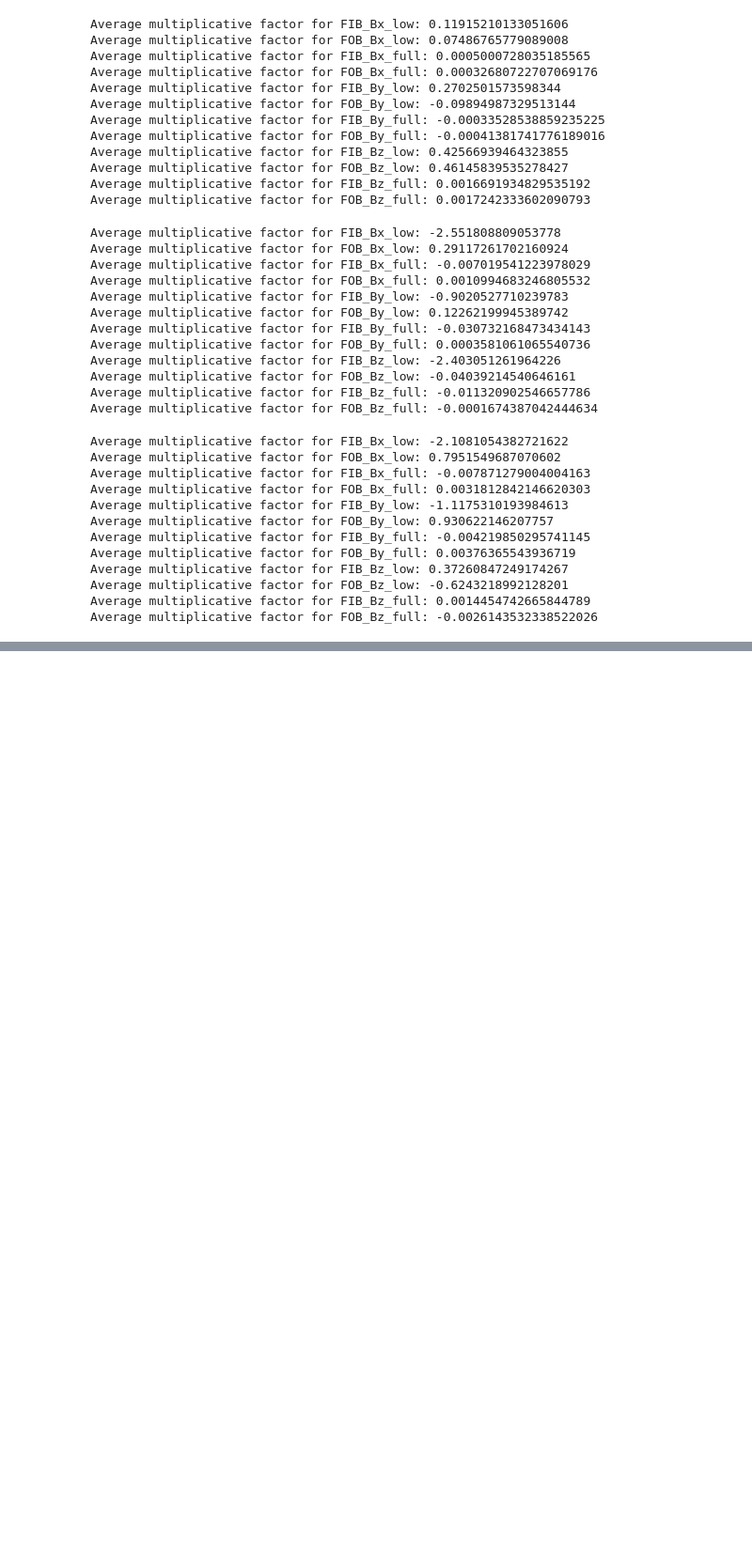
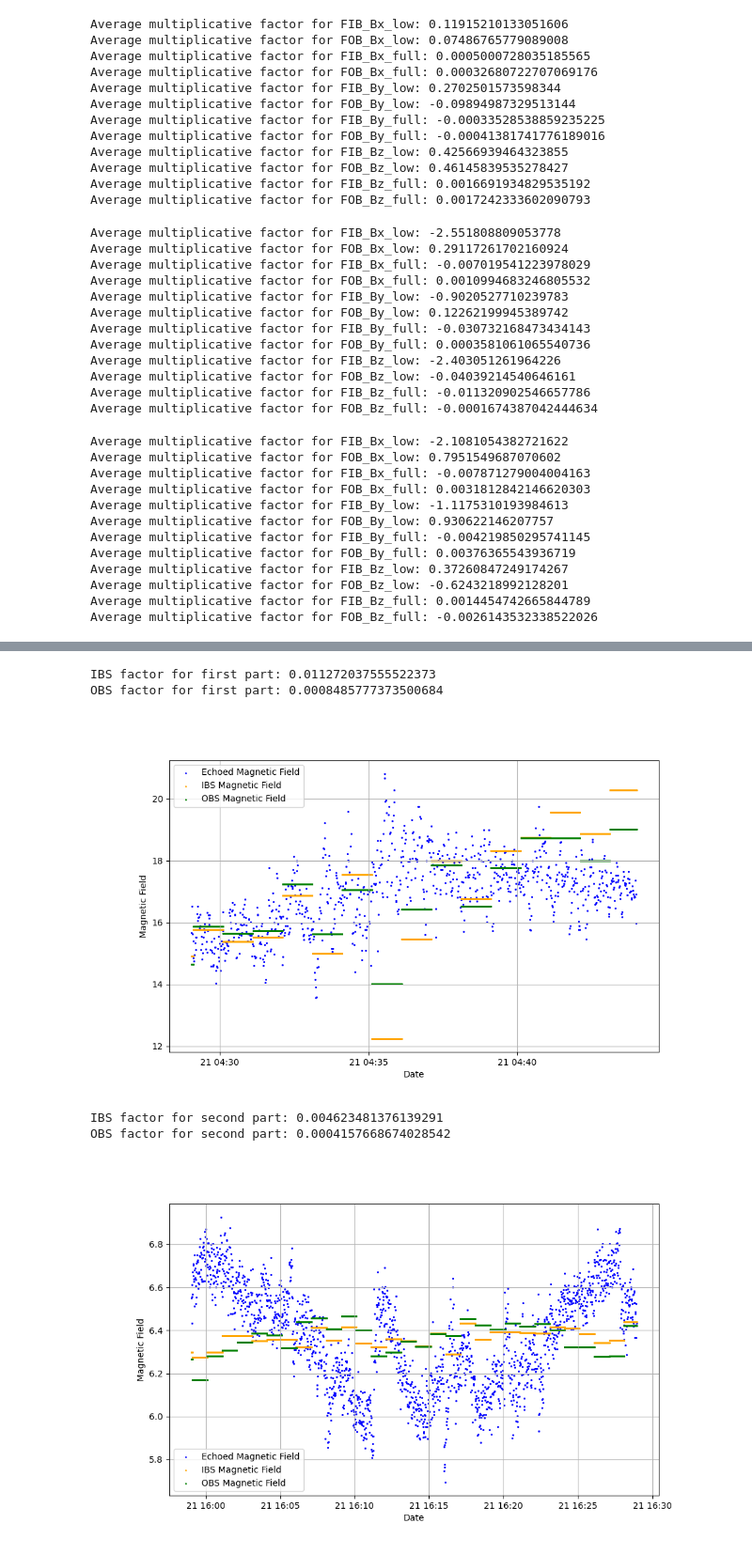
Before and after one commit to Pitcholine21/RPWI_Code, a Jupyter notebook: get_calibration_factors.ipynb, the cells around one changed output, grey strips where cells are left out. Shown at 94% size. Saved outputs shown, nothing was run; the diff lists cells and outputs as text; code cells hidden in the pictures; blank space fills up the shorter version.

```diff
--- a/get_calibration_factors.ipynb
+++ b/get_calibration_factors.ipynb
@@ -304,0 +408,73 @@ Average multiplicative factor for FOB_Bz_full: -0.0026143532338522026
+# %%
+# Get |B| multiplicative factors for 2024/08/21
+
+hk_path = "../DATA/jmag_extracted_hk/JUI_JMAG_2024-08-01_2024-09-01_V001.csv"
+echoed_path = "../DATA/jmag_echoed/2024/08/21/JUICE_LU_RPWI-PPTD-LWYRPW79700_20240821T042902_V01.cdf"
+
+echoed_cdf = cdflib.CDF(echoed_path)
+echoed_epoch = echoed_cdf.varget('Epoch')
+NMD = echoed_cdf.varget('NMD')
+echoed_epoch = cdflib.cdfepoch.to_datetime(echoed_epoch)
+echoed_epoch = np.array(echoed_epoch, dtype='datetime64[ms]').astype('O')
+echoed_Bx = extract_double_from_columns(NMD, 9, 17)
+echoed_By = extract_double_from_columns(NMD, 17, 25)
+echoed_Bz = extract_double_from_columns(NMD, 25, 33)
+
+echoed_Bx = np.where(np.abs(echoed_Bx) < 1e-9, np.nan, echoed_Bx)
+echoed_By = np.where(np.abs(echoed_By) < 1e-9, np.nan, echoed_By)
+echoed_Bz = np.where(np.abs(echoed_Bz) < 1e-9, np.nan, echoed_Bz)
+
+packet1 = echoed_epoch < np.datetime64('2024-08-21T12:00:00')
+
+echoed_epoch1 = echoed_epoch[packet1]
+echoed_Bx1 = echoed_Bx[packet1]
+echoed_By1 = echoed_By[packet1]
+echoed_Bz1 = echoed_Bz[packet1]
+
+echoed_epoch2 = echoed_epoch[~packet1]
+echoed_Bx2 = echoed_Bx[~packet1]
+echoed_By2 = echoed_By[~packet1]
+echoed_Bz2 = echoed_Bz[~packet1]
+
+B_echoed1, B_IBS1, B_OBS1 = get_magnitudes(hk_path, echoed_Bx1, echoed_By1, echoed_Bz1, echoed_epoch1)
+
+B_echoed2, B_IBS2, B_OBS2 = get_magnitudes(hk_path, echoed_Bx2, echoed_By2, echoed_Bz2, echoed_epoch2)
+
+IBS_factor1 = np.nanmean(B_echoed1) / np.nanmean(B_IBS1)
+OBS_factor1 = np.nanmean(B_echoed1) / np.nanmean(B_OBS1)
+
+print(f"IBS factor for first part: {IBS_factor1}")
+print(f"OBS factor for first part: {OBS_factor1}")
+
+plt.figure(figsize=(10, 6))
+plt.scatter(echoed_epoch1, B_echoed1, label='Echoed Magnetic Field', s=1, color='blue')
+plt.scatter(echoed_epoch1, IBS_factor1*np.array(B_IBS1), label='IBS Magnetic Field', s=1, color='orange')
+plt.scatter(echoed_epoch1, OBS_factor1*np.array(B_OBS1), label='OBS Magnetic Field', s=1, color='green')
+plt.xlabel('Date')
+plt.ylabel('Magnetic Field')
+plt.legend()
+plt.grid()
+plt.show()
+
+IBS_factor2 = np.nanmean(B_echoed2) / np.nanmean(B_IBS2)
+OBS_factor2 = np.nanmean(B_echoed2) / np.nanmean(B_OBS2)
+
+print(f"IBS factor for second part: {IBS_factor2}")
+print(f"OBS factor for second part: {OBS_factor2}")
+
+plt.figure(figsize=(10, 6))
+plt.scatter(echoed_epoch2, B_echoed2, label='Echoed Magnetic Field', s=1, color='blue')
+plt.scatter(echoed_epoch2, IBS_factor2*np.array(B_IBS2), label='IBS Magnetic Field', s=1, color='orange')
+plt.scatter(echoed_epoch2, OBS_factor2*np.array(B_OBS2), label='OBS Magnetic Field', s=1, color='green')
+plt.xlabel('Date')
+plt.ylabel('Magnetic Field')
+plt.legend()
+plt.grid()
+plt.show()
+# %% [output]
+IBS factor for first part: 0.011272037555522373
+OBS factor for first part: 0.0008485777373500684
+[figure, added]
+IBS factor for second part: 0.004623481376139291
+OBS factor for second part: 0.0004157668674028542
+[figure, added]
```
Also changed, not shown: parts of 3 cells of this notebook, 11 other files.
